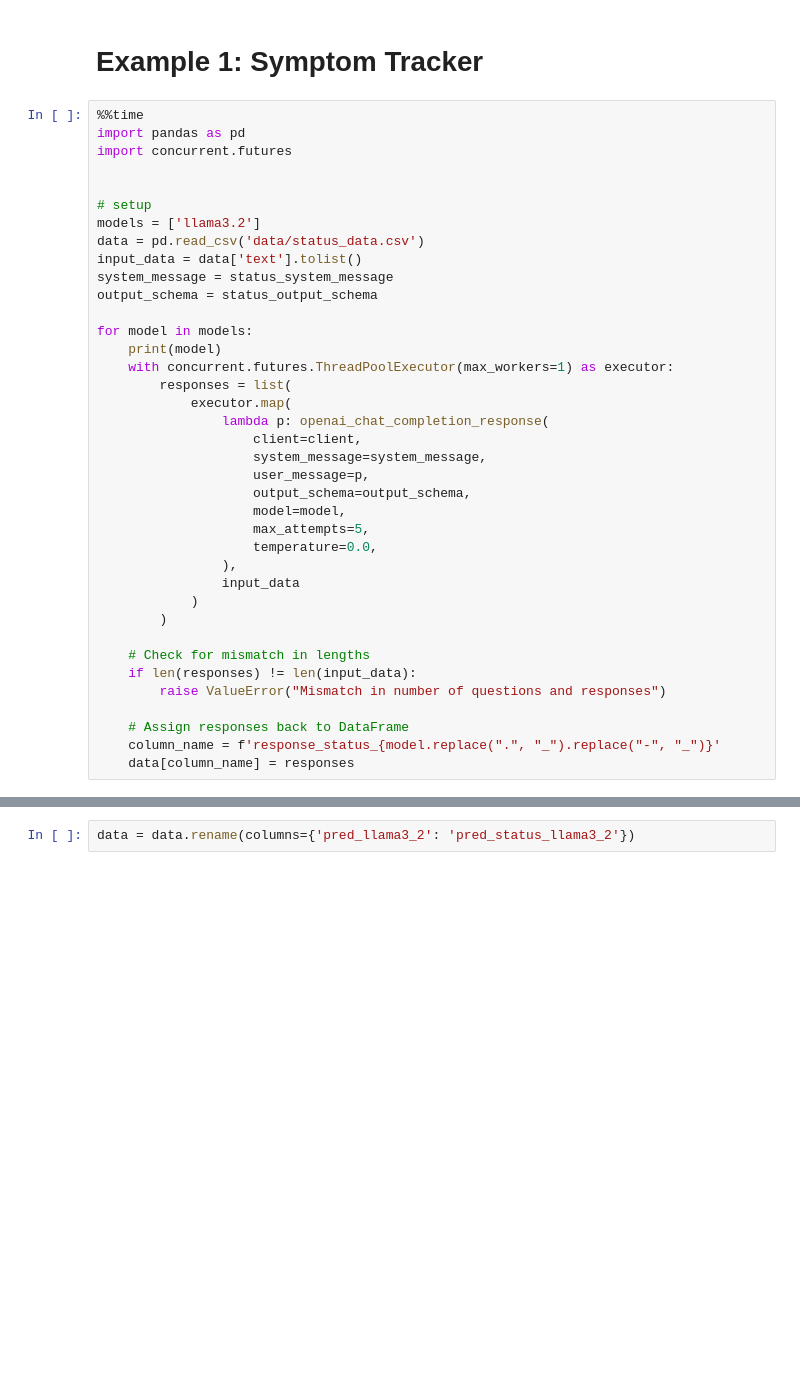
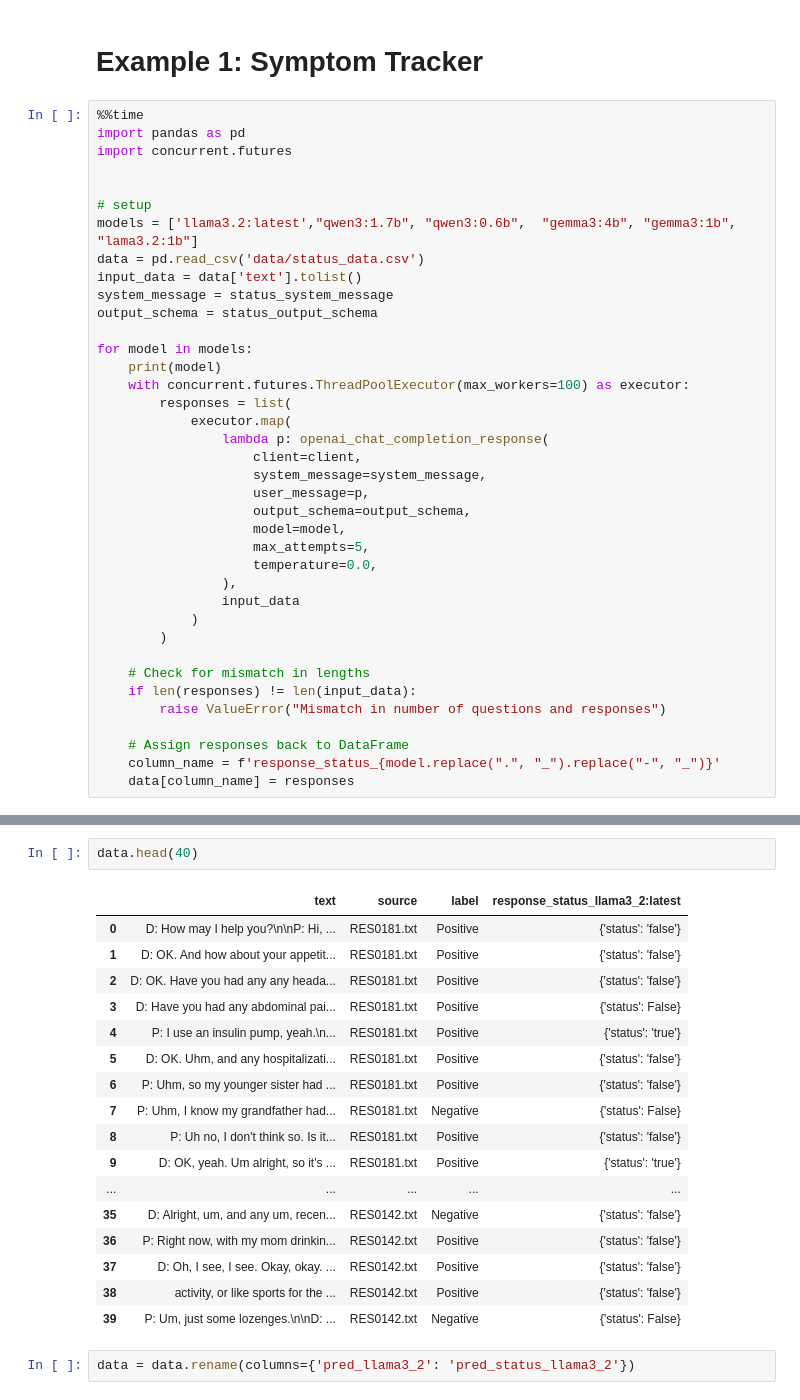
Before and after one commit to lindvalllab/symptom-extraction-demo, a Jupyter notebook: demo.ipynb, the cells around one changed output, grey strips where cells are left out. Cells and saved outputs as stored; diff of their text form; blank space fills up the shorter version.

Commit message:
Update demo.ipynb to enhance model handling and output formatting; added multiple model options, increased thread pool size, and refined response status representation.

```diff
--- a/demo.ipynb
+++ b/demo.ipynb
@@ -56,7 +56,7 @@ import concurrent.futures
 
 
 # setup
-models = ['llama3.2']
+models = ['llama3.2:latest',"qwen3:1.7b", "qwen3:0.6b",  "gemma3:4b", "gemma3:1b", "lama3.2:1b"]
 data = pd.read_csv('data/status_data.csv')
 input_data = data['text'].tolist()
 system_message = status_system_message
@@ -64,7 +64,7 @@ output_schema = status_output_schema
 
 for model in models:
     print(model)
-    with concurrent.futures.ThreadPoolExecutor(max_workers=1) as executor:
+    with concurrent.futures.ThreadPoolExecutor(max_workers=100) as executor:
         responses = list(
             executor.map(
                 lambda p: openai_chat_completion_response(
@@ -98,3 +115,23 @@ Column 'response_status_llama3_2' has 50 null values.
+# %%
+data.head(40)
+# %% [output]
+|  | text | source | label | response_status_llama3_2:latest |
+| 0 | D: How may I help you?\n\nP: Hi, ... | RES0181.txt | Positive | {'status': 'false'} |
+| 1 | D: OK. And how about your appetit... | RES0181.txt | Positive | {'status': 'false'} |
+| 2 | D: OK. Have you had any any heada... | RES0181.txt | Positive | {'status': 'false'} |
+| 3 | D: Have you had any abdominal pai... | RES0181.txt | Positive | {'status': False} |
+| 4 | P: I use an insulin pump, yeah.\n... | RES0181.txt | Positive | {'status': 'true'} |
+| 5 | D: OK. Uhm, and any hospitalizati... | RES0181.txt | Positive | {'status': 'false'} |
+| 6 | P: Uhm, so my younger sister had ... | RES0181.txt | Positive | {'status': 'false'} |
+| 7 | P: Uhm, I know my grandfather had... | RES0181.txt | Negative | {'status': False} |
+| 8 | P: Uh no, I don't think so. Is it... | RES0181.txt | Positive | {'status': 'false'} |
+| 9 | D: OK, yeah. Um alright, so it's ... | RES0181.txt | Positive | {'status': 'true'} |
+| ... | ... | ... | ... | ... |
+| 35 | D: Alright, um, and any um, recen... | RES0142.txt | Negative | {'status': 'false'} |
+| 36 | P: Right now, with my mom drinkin... | RES0142.txt | Positive | {'status': 'false'} |
+| 37 | D: Oh, I see, I see. Okay, okay. ... | RES0142.txt | Positive | {'status': 'false'} |
+| 38 | activity, or like sports for the ... | RES0142.txt | Positive | {'status': 'false'} |
+| 39 | P: Um, just some lozenges.\n\nD: ... | RES0142.txt | Negative | {'status': False} |
 # %%
 data = data.rename(columns={'pred_llama3_2': 'pred_status_llama3_2'})
 # %%
```
Also changed, not shown: parts of 6 cells of this notebook.
